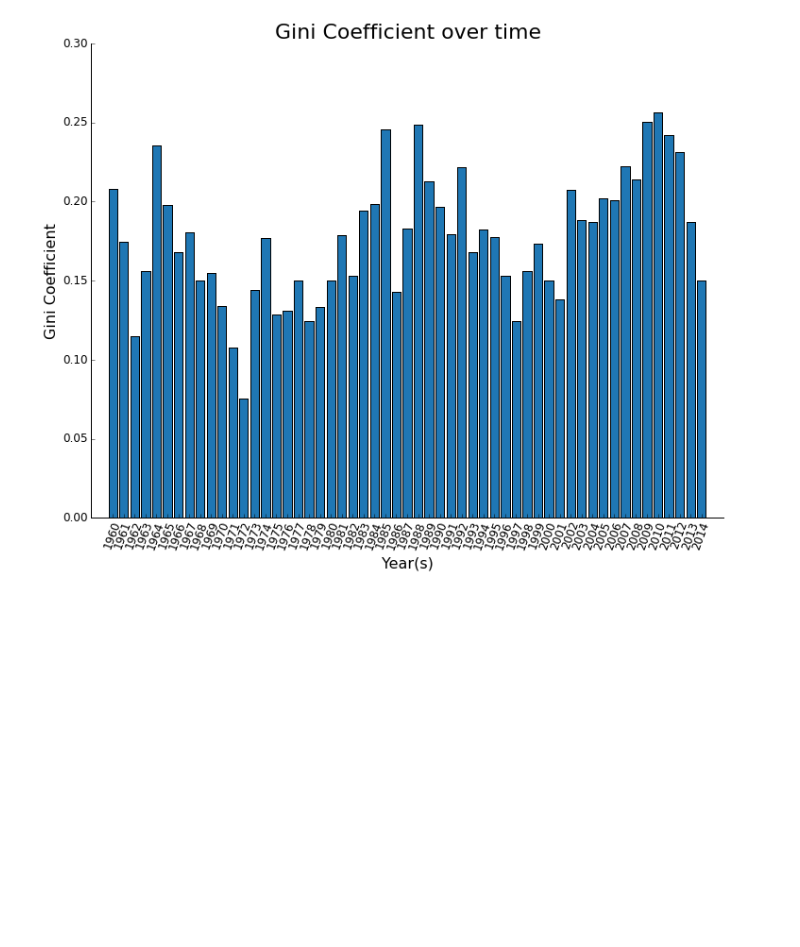
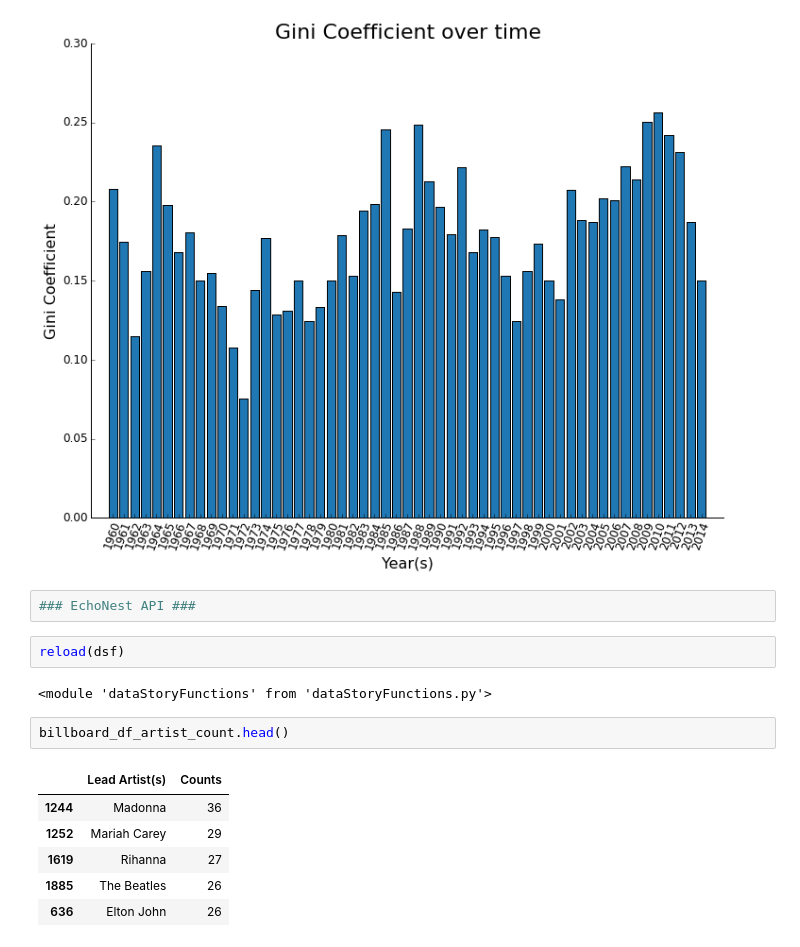
Before and after one commit to ThomasLucas/SlideRule-DataScience_Intensive-Code, a Jupyter notebook: CapstoneProject/IPython-Notebooks/DataStory.ipynb, the cells around one changed output. Saved outputs shown, nothing was run; the diff lists cells and outputs as text; blank space fills up the shorter version.

```diff
--- a/CapstoneProject/IPython-Notebooks/DataStory.ipynb
+++ b/CapstoneProject/IPython-Notebooks/DataStory.ipynb
@@ -201,3 +201,18 @@ dsf.plot_gini_coefficient(gini_coefficient_df, "Year(s)",
                                "Images/gini_coefficient_plot.png")
 # %% [output]
 [figure]
+# %%
+### EchoNest API ###
+# %%
+reload(dsf)
+# %% [output]
+<module 'dataStoryFunctions' from 'dataStoryFunctions.py'>
+# %%
+billboard_df_artist_count.head()
+# %% [output]
+|  | Lead Artist(s) | Counts |
+| 1244 | Madonna | 36 |
+| 1252 | Mariah Carey | 29 |
+| 1619 | Rihanna | 27 |
+| 1885 | The Beatles | 26 |
+| 636 | Elton John | 26 |
```
Also changed, not shown: parts of 3 cells of this notebook, 3 other files.
